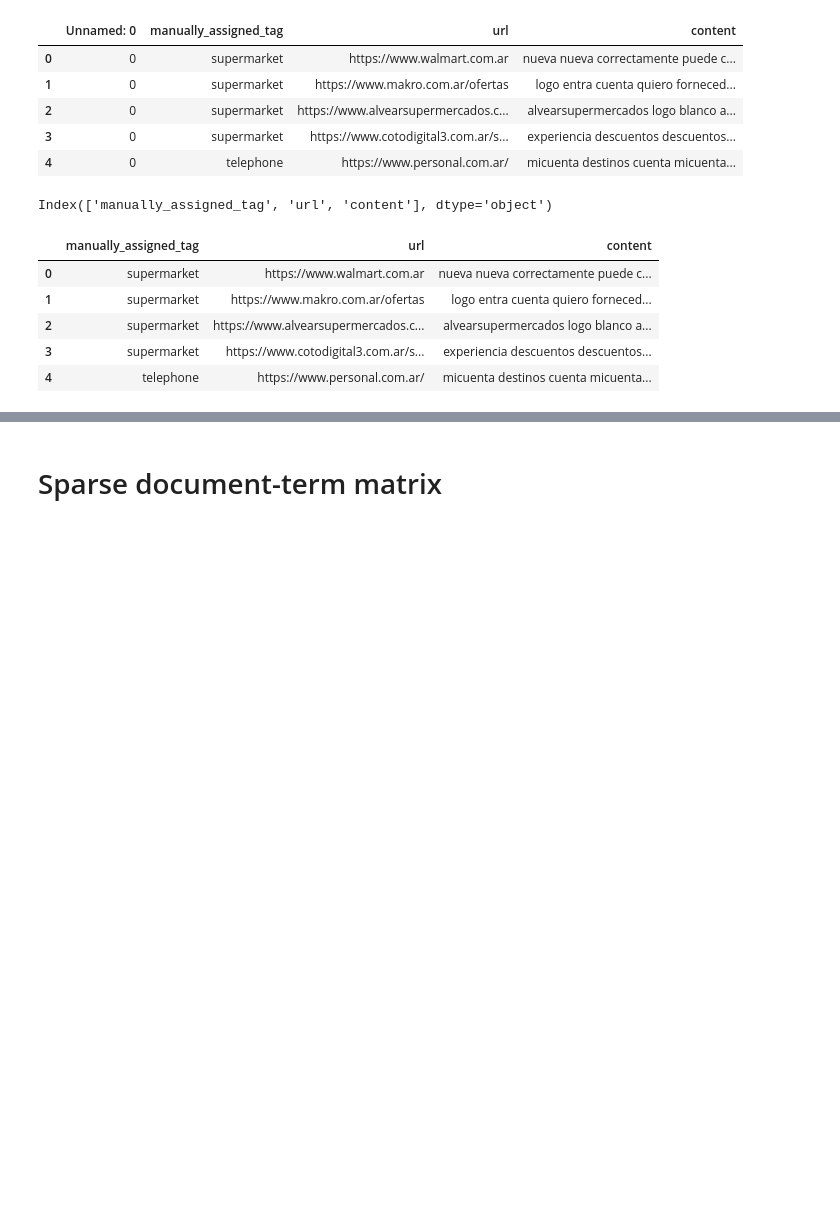
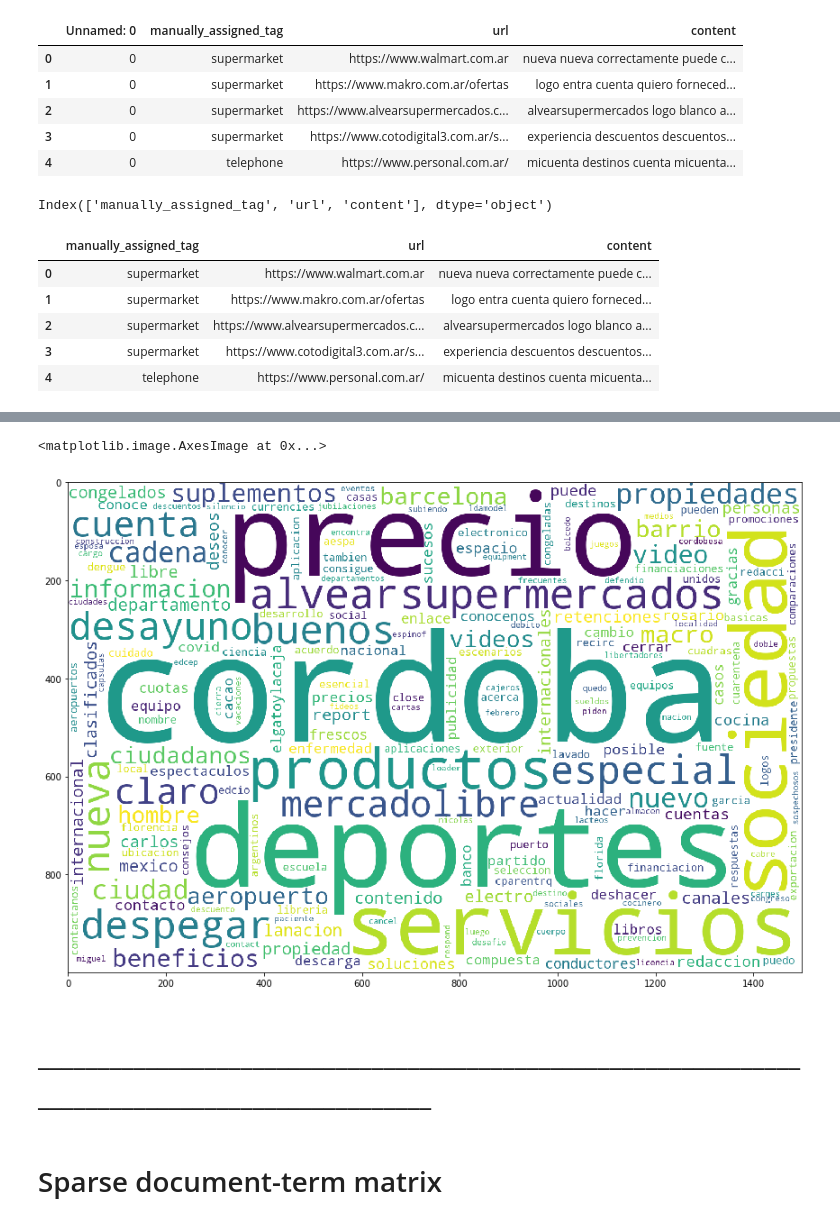
Before and after one commit to SofiaArancibia/topic_modeling, a Jupyter notebook: src/preprocess.ipynb, the cells around one changed output, grey strips where cells are left out. Cells and saved outputs as stored; diff of their text form; code cells hidden in the pictures; blank space fills up the shorter version.

```diff
--- a/src/preprocess.ipynb
+++ b/src/preprocess.ipynb
@@ -101,0 +264,10 @@ myDict = dict(zip(myDF.url, myDF.content)) # -> key: url, value:content (list)
+# %%
+from PIL import Image
+from wordcloud import WordCloud
+import matplotlib.pyplot as plt
+plt.figure(figsize = (30,10))
+wc = WordCloud(background_color='white', width=1500, height=1000).generate_from_frequencies(sortedWordFreqDic)
+plt.imshow(wc)
+# %% [output]
+<matplotlib.image.AxesImage at 0x...>
+[figure, added]
@@ -102,2 +276,4 @@ myDict = dict(zip(myDF.url, myDF.content)) # -> key: url, value:content (list)
+# %% [markdown]
+# _________________________________________________________________________________________________
 # %% [markdown]
 # Sparse document-term matrix
```
Also changed, not shown: parts of 39 cells of this notebook, 5 other files.
